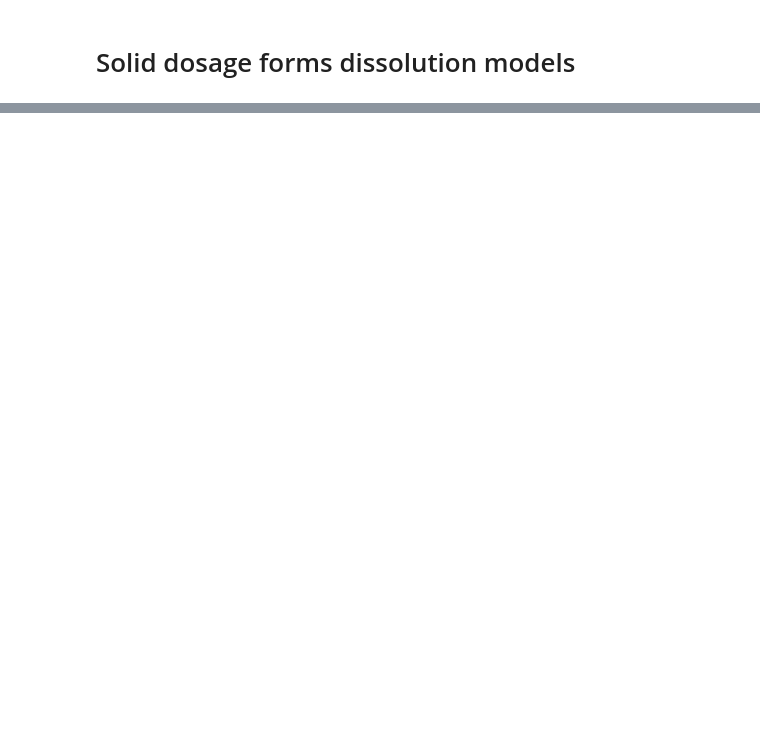
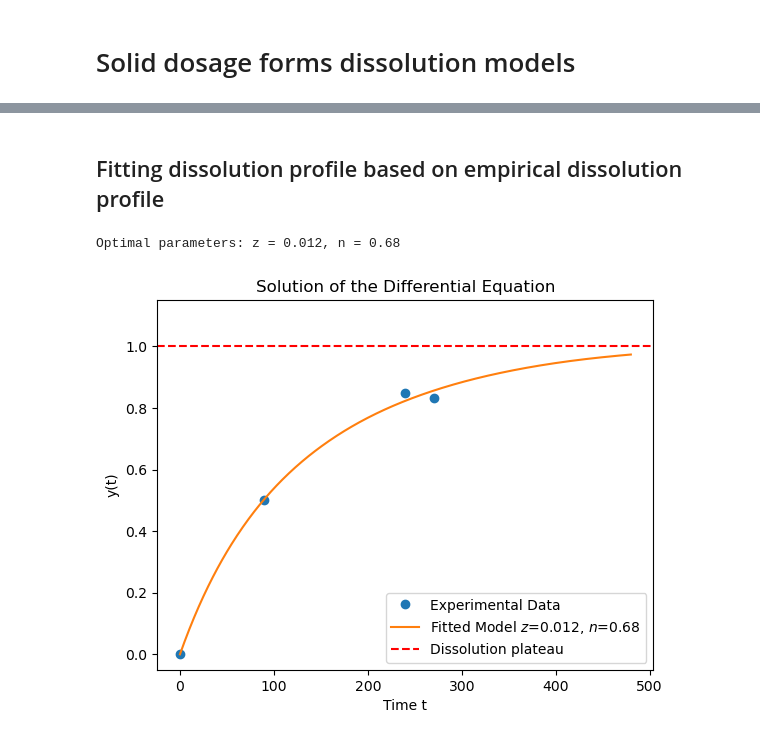
Before and after one commit to SamdGuizani/Drug-Product-Dissolution-Profile-Modelling, a Jupyter notebook: Dissolution profile simulation.ipynb, the cells around one changed output, grey strips where cells are left out. Cells and saved outputs as stored; diff of their text form; code cells hidden in the pictures; blank space fills up the shorter version.

```diff
--- a/Dissolution profile simulation.ipynb
+++ b/Dissolution profile simulation.ipynb
@@ -119,0 +140,40 @@ Optimal parameters: z = 0.009017433746424162, n = 1.2766693850491817
+# %% [markdown]
+## Fitting dissolution profile based on empirical dissolution profile
+# %%
+# Known parameters and initial condition
+# z     # Unknown parameter to fit
+p = 1.0
+# n     # Unknown parameter to fit
+s =  0.75
+dose = 0.5
+v = 1
+y0 = 0  # Initial condition for y
+
+# Initial guess for parameters z and n
+initial_guess = [0.01, 1.0]
+
+# Perform the optimization
+result = minimize(objective, initial_guess, args=(t_data, y_data, p, s, dose, v, y0), bounds=[(0, None), (0, None)])
+z_opt, n_opt = result.x
+
+# Print the fitted parameters
+print(f"Optimal parameters: z = {z_opt:.3f}, n = {n_opt:.2f}")
+
+# Solve the ODE using the optimized parameters
+t_span = (0, 480)  # Time range to solve over (e.g., from t=0 to t=300)
+t_eval = np.linspace(t_span[0], t_span[1], t_span[1]+1)  # Points at which to store the solution
+y_fitted = solve_ode(z_opt, n_opt, p, s, dose, v, y0, t_eval)
+
+# Plot the data
+plt.plot(t_data, y_data, 'o', label='Experimental Data')
+plt.plot(t_eval, y_fitted, '-', label=f'Fitted Model $z$={z_opt:.3f}, $n$={n_opt:.2f}')
+plt.axhline(y=p, color='red', linestyle='--', label='Dissolution plateau')
+plt.xlabel('Time t')
+plt.ylabel('y(t)')
+plt.ylim([-.05, 1.15])
+plt.title('Solution of the Differential Equation')
+plt.legend(loc='lower right')
+plt.show()
+# %% [output]
+Optimal parameters: z = 0.012, n = 0.68
+[figure, added]
```
Also changed, not shown: parts of 11 cells of this notebook.
